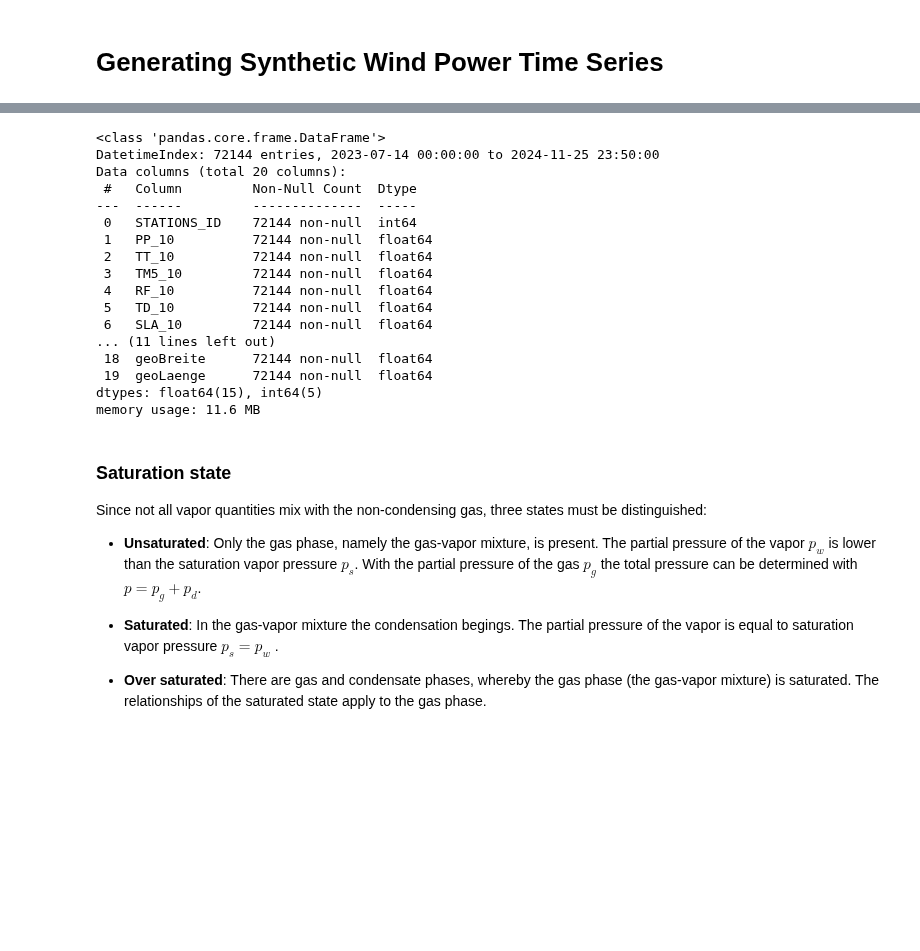
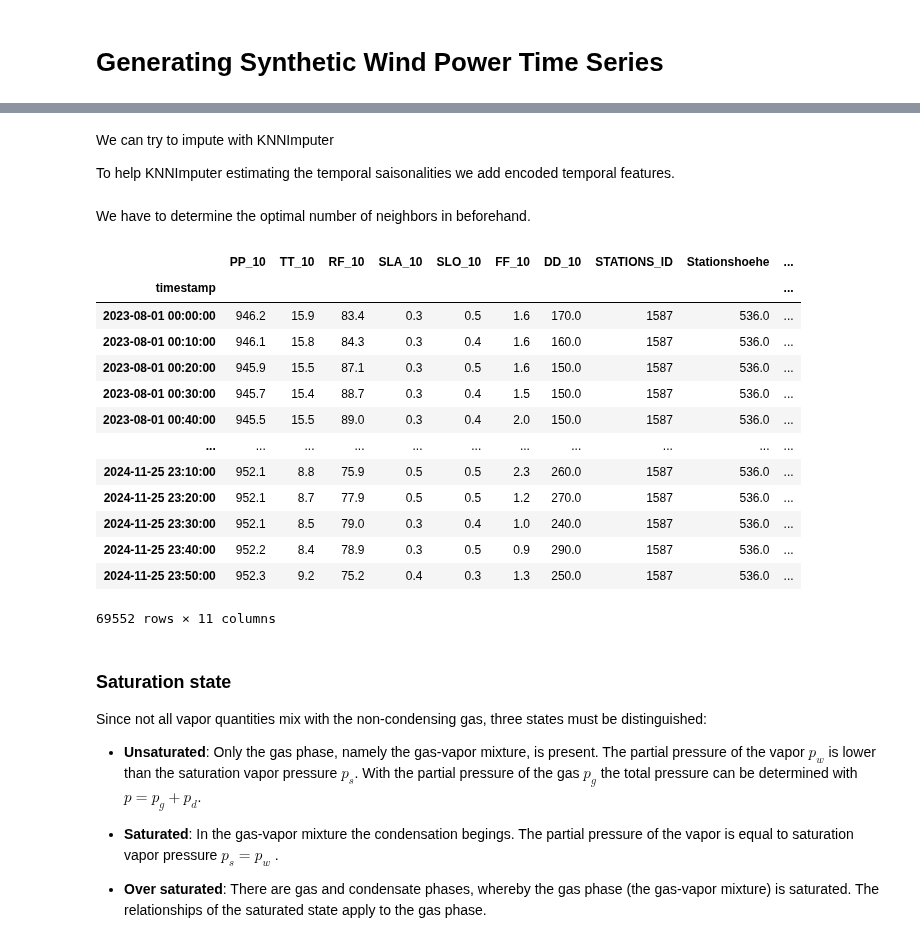
Before and after one commit to vikwal/synthetic_re_data_generation, a Jupyter notebook: generate_wind.ipynb, the cells around one changed output, grey strips where cells are left out. Saved outputs shown, nothing was run; the diff lists cells and outputs as text; code cells hidden in the pictures; blank space fills up the shorter version.

Commit message:
notebook for getting and reading cams data

```diff
--- a/generate_wind.ipynb
+++ b/generate_wind.ipynb
@@ -24,7 +27,7 @@ adj_params = config['adjustable_wind_params']
 files = os.listdir(dir)
 file = files[0]
 
-df = pd.read_csv(os.path.join(dir, file))
-df['timestamp'] = pd.to_datetime(df['timestamp'])
-df.set_index('timestamp', inplace=True)
+data = pd.read_csv(os.path.join(dir, file))
+data['timestamp'] = pd.to_datetime(data['timestamp'])
+data.set_index('timestamp', inplace=True)
 #df['timestamp'] = df['timestamp'].dt.tz_localize("UTC").dt.tz_convert("Europe/Berlin")
@@ -30,0 +55,11 @@ df.set_index('timestamp', inplace=True)
+# %%
+irrelevant_features = ['STATIONS_ID', 'Stationshoehe', 'geoBreite', 'geoLaenge']
+
+stations_id = data[irrelevant_features[0]].iloc[0]
+stations_height = data[irrelevant_features[1]].iloc[0]
+latitude = data[irrelevant_features[2]].iloc[0]
+longitude = data[irrelevant_features[3]].iloc[0]
+
+data.drop(irrelevant_features, axis=1, inplace=True)
+
+stations_id, stations_height, latitude, longitude
@@ -30,0 +97,11 @@ df.set_index('timestamp', inplace=True)
+# %% [markdown]
+We can try to impute with KNNImputer
+
+To help KNNImputer estimating the temporal saisonalities we add encoded temporal features.
+# %%
+data['hour_sin'] = np.sin(2 * np.pi * data.index.hour / 24)
+data['hour_cos'] = np.cos(2 * np.pi * data.index.hour / 24)
+data['month_sin'] = np.sin(2 * np.pi * data.index.month / 12)
+data['month_cos'] = np.cos(2 * np.pi * data.index.month / 12)
+# %% [markdown]
+We have to determine the optimal number of neighbors in beforehand.
@@ -31,23 +110,26 @@ df.set_index('timestamp', inplace=True)
+# %%
+imputer = KNNImputer(n_neighbors=5)
+scaler = StandardScaler()
+df_scaled = scaler.fit_transform(data)
+df = pd.DataFrame(scaler.inverse_transform(imputer.fit_transform(df_scaled)), columns=data.columns, index=data.index)
+df.drop(['hour_sin', 'hour_cos', 'month_sin', 'month_cos'], axis=1, inplace=True)
 # %%
-df.info()
+df
 # %% [output]
+|  | PP_10 | TT_10 | RF_10 | SLA_10 | SLO_10 | FF_10 | DD_10 | STATIONS_ID | Stationshoehe | ... |
+| timestamp |  |  |  |  |  |  |  |  |  | ... |
+| 2023-08-01 00:00:00 | 946.2 | 15.9 | 83.4 | 0.3 | 0.5 | 1.6 | 170.0 | 1587 | 536.0 | ... |
+| 2023-08-01 00:10:00 | 946.1 | 15.8 | 84.3 | 0.3 | 0.4 | 1.6 | 160.0 | 1587 | 536.0 | ... |
+| 2023-08-01 00:20:00 | 945.9 | 15.5 | 87.1 | 0.3 | 0.5 | 1.6 | 150.0 | 1587 | 536.0 | ... |
+| 2023-08-01 00:30:00 | 945.7 | 15.4 | 88.7 | 0.3 | 0.4 | 1.5 | 150.0 | 1587 | 536.0 | ... |
+| 2023-08-01 00:40:00 | 945.5 | 15.5 | 89.0 | 0.3 | 0.4 | 2.0 | 150.0 | 1587 | 536.0 | ... |
+| ... | ... | ... | ... | ... | ... | ... | ... | ... | ... | ... |
+| 2024-11-25 23:10:00 | 952.1 | 8.8 | 75.9 | 0.5 | 0.5 | 2.3 | 260.0 | 1587 | 536.0 | ... |
+| 2024-11-25 23:20:00 | 952.1 | 8.7 | 77.9 | 0.5 | 0.5 | 1.2 | 270.0 | 1587 | 536.0 | ... |
+| 2024-11-25 23:30:00 | 952.1 | 8.5 | 79.0 | 0.3 | 0.4 | 1.0 | 240.0 | 1587 | 536.0 | ... |
+| 2024-11-25 23:40:00 | 952.2 | 8.4 | 78.9 | 0.3 | 0.5 | 0.9 | 290.0 | 1587 | 536.0 | ... |
+| 2024-11-25 23:50:00 | 952.3 | 9.2 | 75.2 | 0.4 | 0.3 | 1.3 | 250.0 | 1587 | 536.0 | ... |
-<class 'pandas.core.frame.DataFrame'>
-DatetimeIndex: 72144 entries, 2023-07-14 00:00:00 to 2024-11-25 23:50:00
-Data columns (total 20 columns):
- #   Column         Non-Null Count  Dtype
----  ------         --------------  -----
- 0   STATIONS_ID    72144 non-null  int64
- 1   PP_10          72144 non-null  float64
- 2   TT_10          72144 non-null  float64
- 3   TM5_10         72144 non-null  float64
- 4   RF_10          72144 non-null  float64
- 5   TD_10          72144 non-null  float64
- 6   SLA_10         72144 non-null  float64
-... (11 lines left out)
- 18  geoBreite      72144 non-null  float64
- 19  geoLaenge      72144 non-null  float64
-dtypes: float64(15), int64(5)
-memory usage: 11.6 MB
+69552 rows × 11 columns
 # %% [markdown]
 ### Saturation state
 
```
Also changed, not shown: parts of 8 cells of this notebook, 3 other files.
